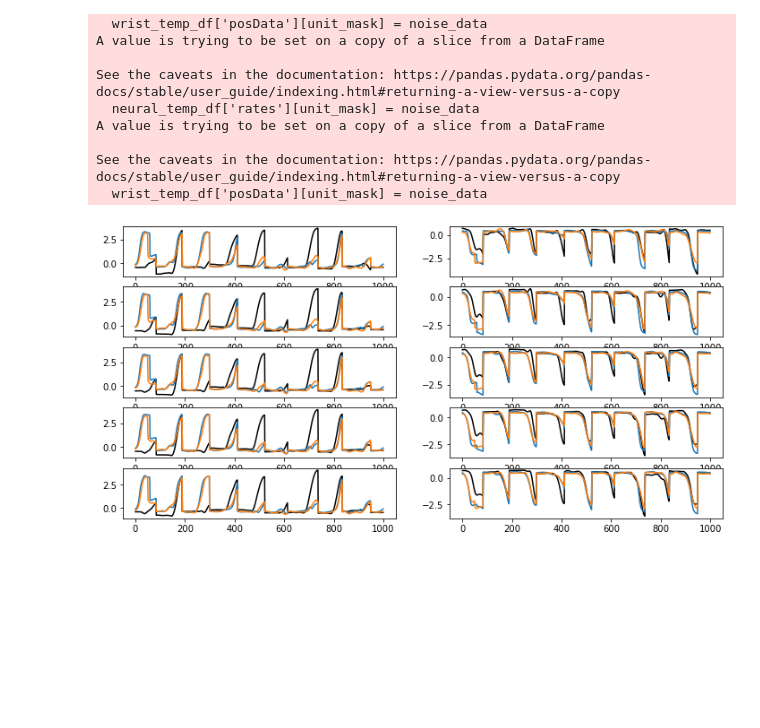
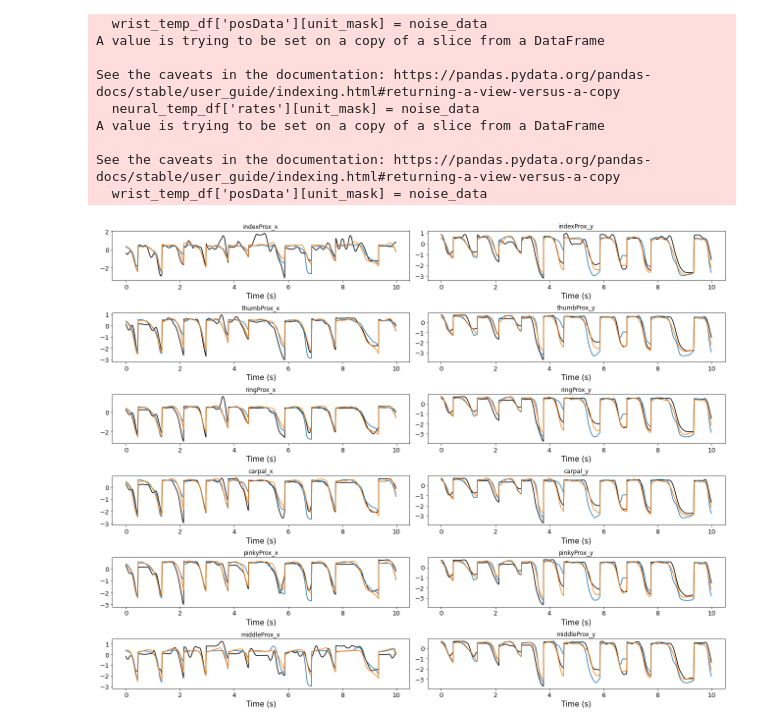
Before and after one commit to ntolley/ncm_2023, a Jupyter notebook: notebooks/make_neuron_num_plot.ipynb, the cells around one changed output. Cells and saved outputs as stored; diff of their text form; code cells hidden in the pictures; blank space fills up the shorter version.

```diff
--- a/notebooks/make_neuron_num_plot.ipynb
+++ b/notebooks/make_neuron_num_plot.ipynb
@@ -59,7 +57,10 @@ task_std = np.std(task_res,  axis=0)
 notask_mean = np.mean(notask_res, axis=0)
 notask_std = np.std(notask_res,  axis=0)
 
-plt.figure(figsize=(8,14))
+labelsize=15
+ticksize=13
+
+plt.figure(figsize=(8,20))
 for plot_idx in range(12):
     plt.subplot(6,2,plot_idx+1)
     plt.errorbar(x=num_neuron_list, y=notask_mean[:,plot_idx], yerr=notask_std[:,plot_idx], capsize=2)
@@ -67,9 +68,13 @@ for plot_idx in range(12):
 
 
     plt.tight_layout()
-    plt.ylim(0.4,1)
+    plt.ylim(0.5,1)
 
-    plt.xlabel('Num Neurons')
-    plt.ylabel('Correlation')
+    plt.xlabel('Number of neurons', fontsize=labelsize)
+    plt.ylabel('Correlation', fontsize=labelsize)
+    plt.xticks(fontsize=ticksize)
+    plt.yticks(fontsize=ticksize)
+    plt.tight_layout()
     plt.title(marker_titles[plot_idx])
+plt.savefig('num_neuron_curve.svg')
 # %% [output]
@@ -104,10 +114,10 @@ for plot_idx in range(12):
 # %%
 neural_offset = 10 # try 50-150 ms offset
-window_size = 50
+window_size = 70
 label_col = 'layout'
 
 noise_fold = 0
-data_dict = contrastive_functions.get_marker_decode_dataframes(noise_fold = noise_fold)
+data_dict = contrastive_functions.get_marker_decode_dataframes(noise_fold = noise_fold, cam_idx=1)
 wrist_df = data_dict['wrist_df']
 task_neural_df = data_dict['task_neural_df']
 notask_neural_df = data_dict['notask_neural_df']
@@ -149,19 +159,30 @@ y_test_data = testing_set[:][1][:,-1,:].detach().cpu().numpy()
 
 test_labels = testing_set[:][2].detach().cpu().numpy()
 # %%
-bounds = list(range(2000,3000))
+# time_offset = 1000
+time_offset = 3400
 
-repeat_name = 'repeat_9'
-num_neuron_name = 'num_neuron_10'
+bounds = list(range(0+time_offset,1000+time_offset))
+x_times = np.arange(len(bounds)) / 100 # Sampling rate=100 Hz
 
-plt.figure(figsize=(12,6))
-for mrk_idx in range(10):
-    plt.subplot(5,2,mrk_idx+1)
-    plt.plot(y_test_data[bounds,mrk_idx], color='k')
-    plt.plot(num_neuron_dict[repeat_name][num_neuron_name]['rnn']['notask']['test_pred'][bounds,mrk_idx])
-    plt.plot(num_neuron_dict[repeat_name][num_neuron_name]['rnn']['task']['test_pred'][bounds,mrk_idx])
+repeat_name = 'repeat_0'
+num_neuron_name = 'num_neuron_14'
+
+plt.figure(figsize=(18,14))
+for mrk_idx in range(12):
+    plt.subplot(6,2,mrk_idx+1)
+    plt.plot(x_times, y_test_data[bounds,mrk_idx], color='k')
+    plt.plot(x_times, num_neuron_dict[repeat_name][num_neuron_name]['rnn']['notask']['test_pred'][bounds,mrk_idx])
+    plt.plot(x_times, num_neuron_dict[repeat_name][num_neuron_name]['rnn']['task']['test_pred'][bounds,mrk_idx])
+    plt.xlabel('Time (s)', fontsize=labelsize)
+
+    plt.xticks(fontsize=ticksize)
+    plt.yticks(fontsize=ticksize)
+    plt.title(marker_titles[mrk_idx])
+plt.tight_layout()
+plt.savefig('num_neuron_marker_trajectory.svg')
 # %% [output]
-[figure, old version]
+[figure, new version]
 # %%
 # repeat_name = 'repeat_3'
 # num_neuron_name = 'num_neuron_30'
```
Also changed, not shown: parts of 6 cells of this notebook, 5 other files.
